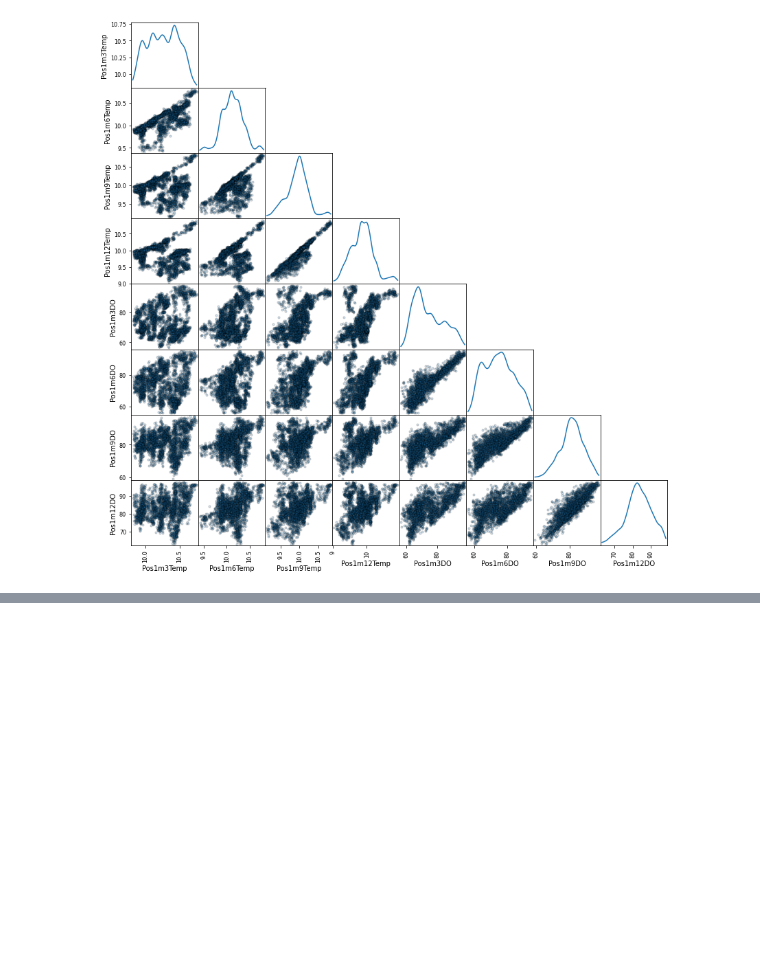
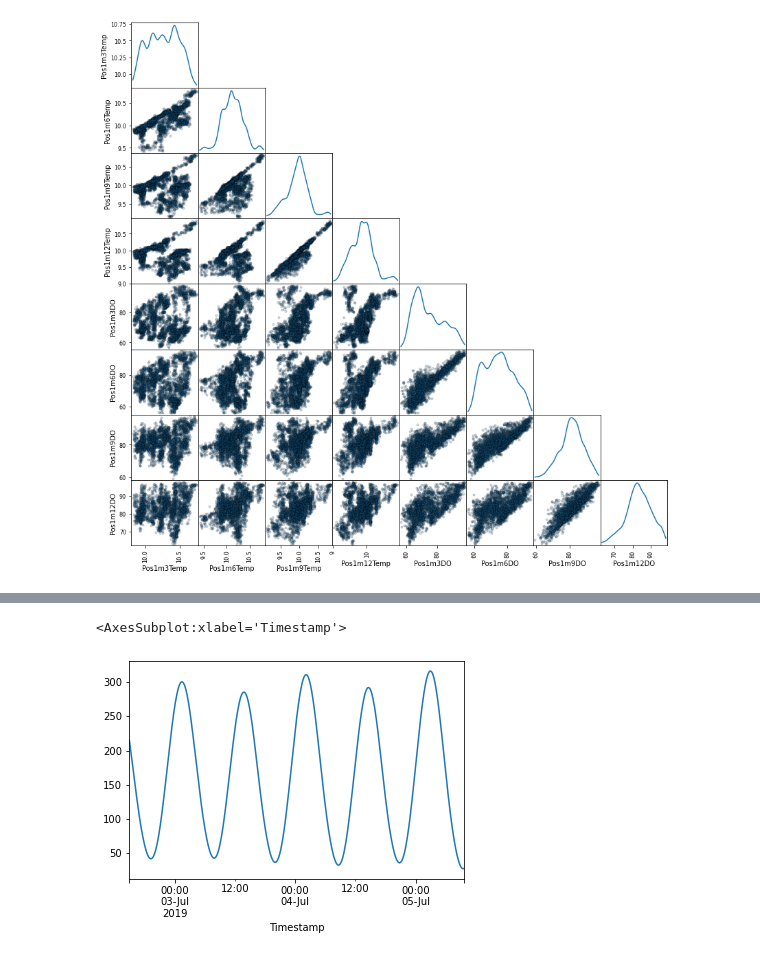
Before and after one commit to larsmmo/Master, a Jupyter notebook: src/visualization.ipynb, the cells around one changed output, grey strips where cells are left out. Drawn from its saved outputs; the diff is of its cells as text; code cells hidden in the pictures; blank space fills up the shorter version.

```diff
--- a/src/visualization.ipynb
+++ b/src/visualization.ipynb
@@ -255,0 +259,5 @@ pd.plotting.autocorrelation_plot(df["R"].resample("1H").median())
+# %%
+df['TideLevel'].dropna().plot()
+# %% [output]
+<AxesSubplot:xlabel='Timestamp'>
+[figure, added]
```
Also changed, not shown: parts of 8 cells of this notebook, 1 other file.
